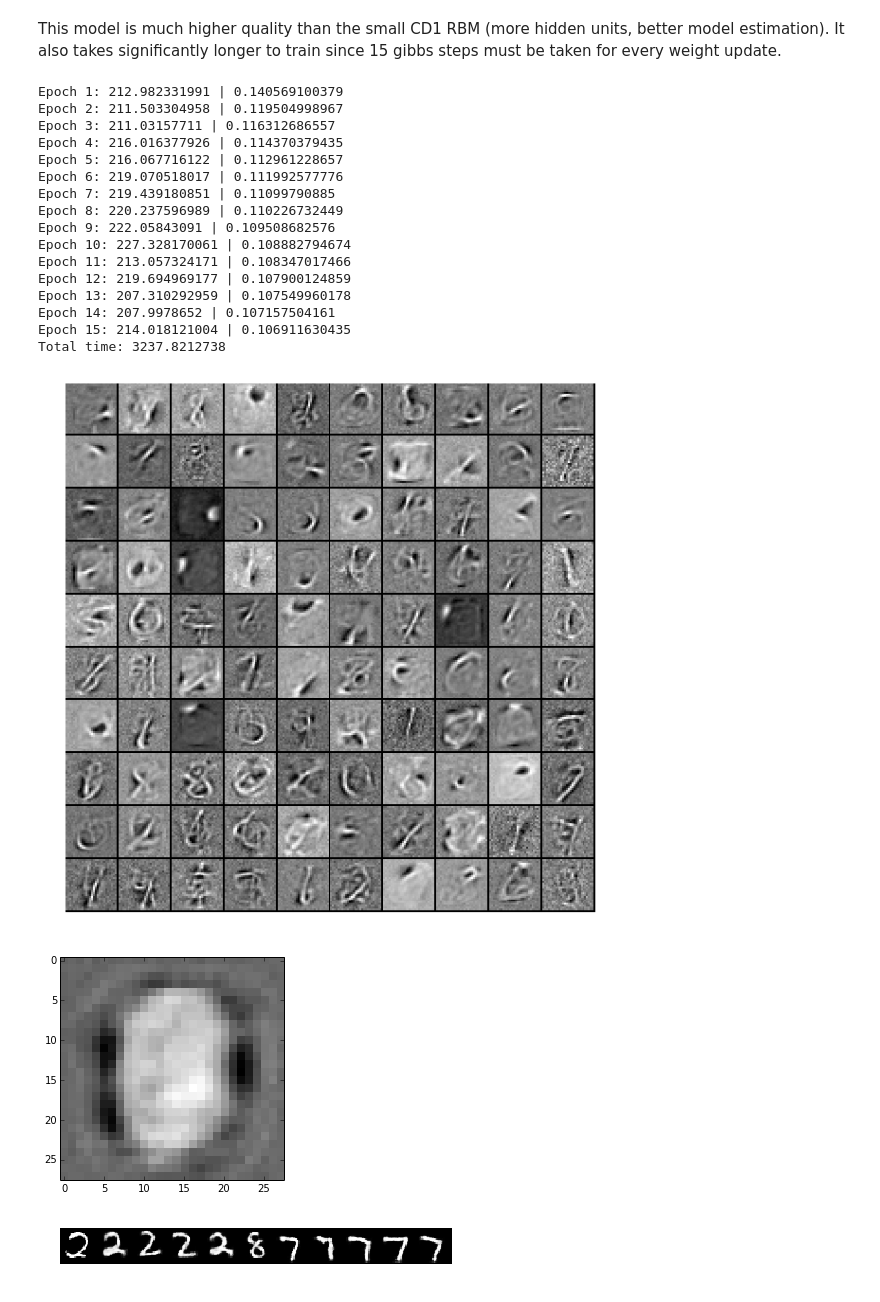
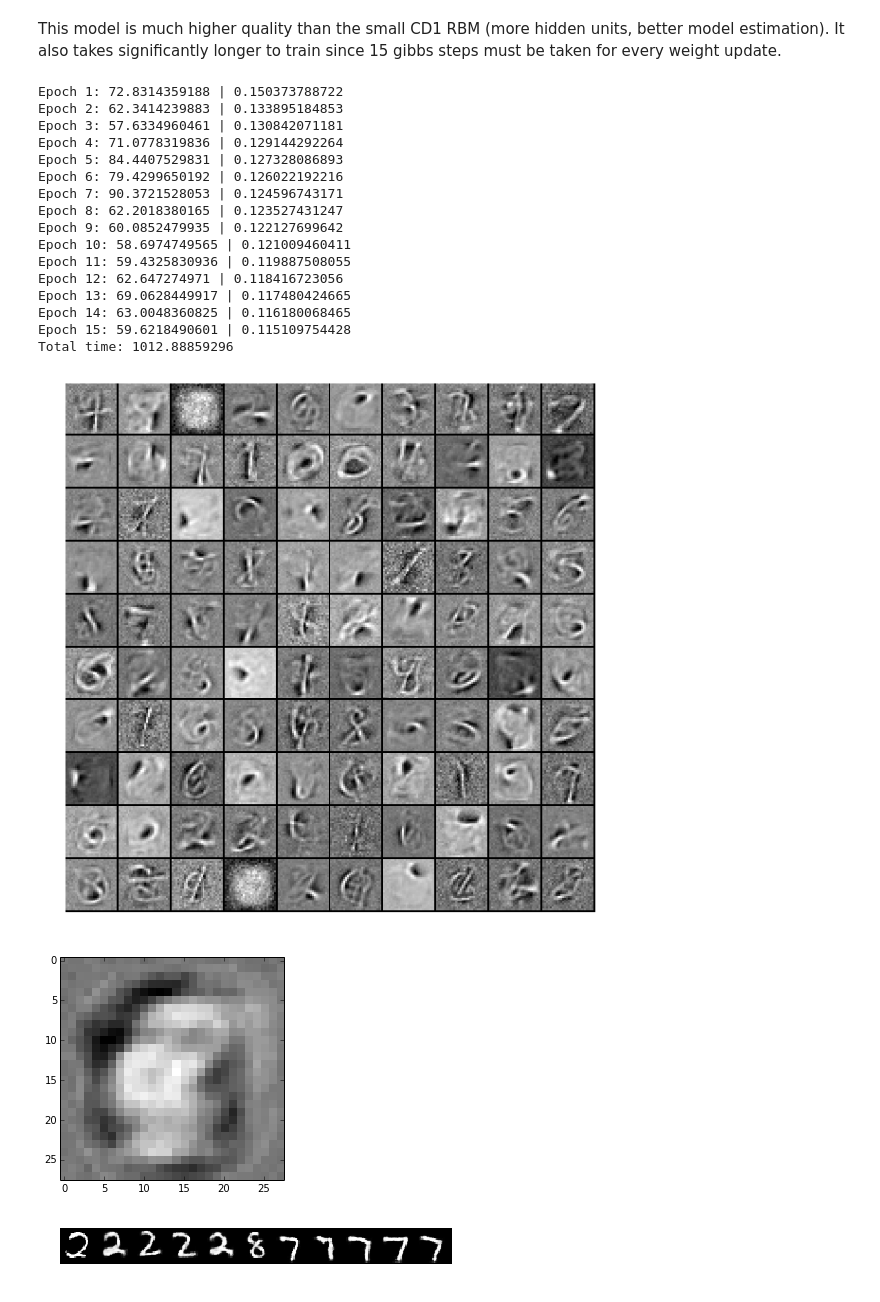
Before and after one commit to dmrd/dnn, a Jupyter notebook: demo.ipynb, the cells around one changed output. Drawn from its saved outputs; the diff is of its cells as text; code cells hidden in the pictures.

```diff
--- a/demo.ipynb
+++ b/demo.ipynb
@@ -98,32 +98,32 @@ Both of these calculate the gradient given the data and model dependent statisti
 # %% [markdown]
 This model is much higher quality than the small CD1 RBM (more hidden units, better model estimation).  It also takes significantly longer to train since 15 gibbs steps must be taken for every weight update.
 # %%
-pcd15 = m.BinaryRBM(784, 500, t.PCD_model(15))
-pcd15.train(lr=0.1, epoch=15, batch_size=20, data=mnist_data, checkpoint=1)
+pcd1 = m.BinaryRBM(784, 500, t.PCD_model(1))
+pcd1.train(lr=0.1, epoch=15, batch_size=20, data=mnist_data, checkpoint=1)
 # %% [output]
-Epoch 1: 212.982331991 | 0.140569100379
-Epoch 2: 211.503304958 | 0.119504998967
-Epoch 3: 211.03157711 | 0.116312686557
-Epoch 4: 216.016377926 | 0.114370379435
-Epoch 5: 216.067716122 | 0.112961228657
-Epoch 6: 219.070518017 | 0.111992577776
-Epoch 7: 219.439180851 | 0.11099790885
-Epoch 8: 220.237596989 | 0.110226732449
-Epoch 9: 222.05843091 | 0.109508682576
-Epoch 10: 227.328170061 | 0.108882794674
-Epoch 11: 213.057324171 | 0.108347017466
-Epoch 12: 219.694969177 | 0.107900124859
-Epoch 13: 207.310292959 | 0.107549960178
-Epoch 14: 207.9978652 | 0.107157504161
-Epoch 15: 214.018121004 | 0.106911630435
-Total time: 3237.8212738
+Epoch 1: 72.8314359188 | 0.150373788722
+Epoch 2: 62.3414239883 | 0.133895184853
+Epoch 3: 57.6334960461 | 0.130842071181
+Epoch 4: 71.0778319836 | 0.129144292264
+Epoch 5: 84.4407529831 | 0.127328086893
+Epoch 6: 79.4299650192 | 0.126022192216
+Epoch 7: 90.3721528053 | 0.124596743171
+Epoch 8: 62.2018380165 | 0.123527431247
+Epoch 9: 60.0852479935 | 0.122127699642
+Epoch 10: 58.6974749565 | 0.121009460411
+Epoch 11: 59.4325830936 | 0.119887508055
+Epoch 12: 62.647274971 | 0.118416723056
+Epoch 13: 69.0628449917 | 0.117480424665
+Epoch 14: 63.0048360825 | 0.116180068465
+Epoch 15: 59.6218490601 | 0.115109754428
+Total time: 1012.88859296
 # %%
 # Plot bias and weight matrices
-v.plot_images(pcd15.connections[0].W, (28, 28), (10, 10), space=1, size=(10, 10))
-v.show_image(pcd15.layers[0].bias, dim=(28,28))
+v.plot_images(pcd1.connections[0].W, (28, 28), (10, 10), space=1, size=(10, 10))
+v.show_image(pcd1.layers[0].bias, dim=(28,28))
 # %% [output]
-[figure, old version]
+[figure, new version]
-[figure, old version]
+[figure, new version]
 # %%
 for start in mnist_data[np.random.randint(0, len(mnist_data), 10)]:
     # 1000 gibbs steps between samples
```
Also changed, not shown: parts of 5 cells of this notebook, 2 other files.
